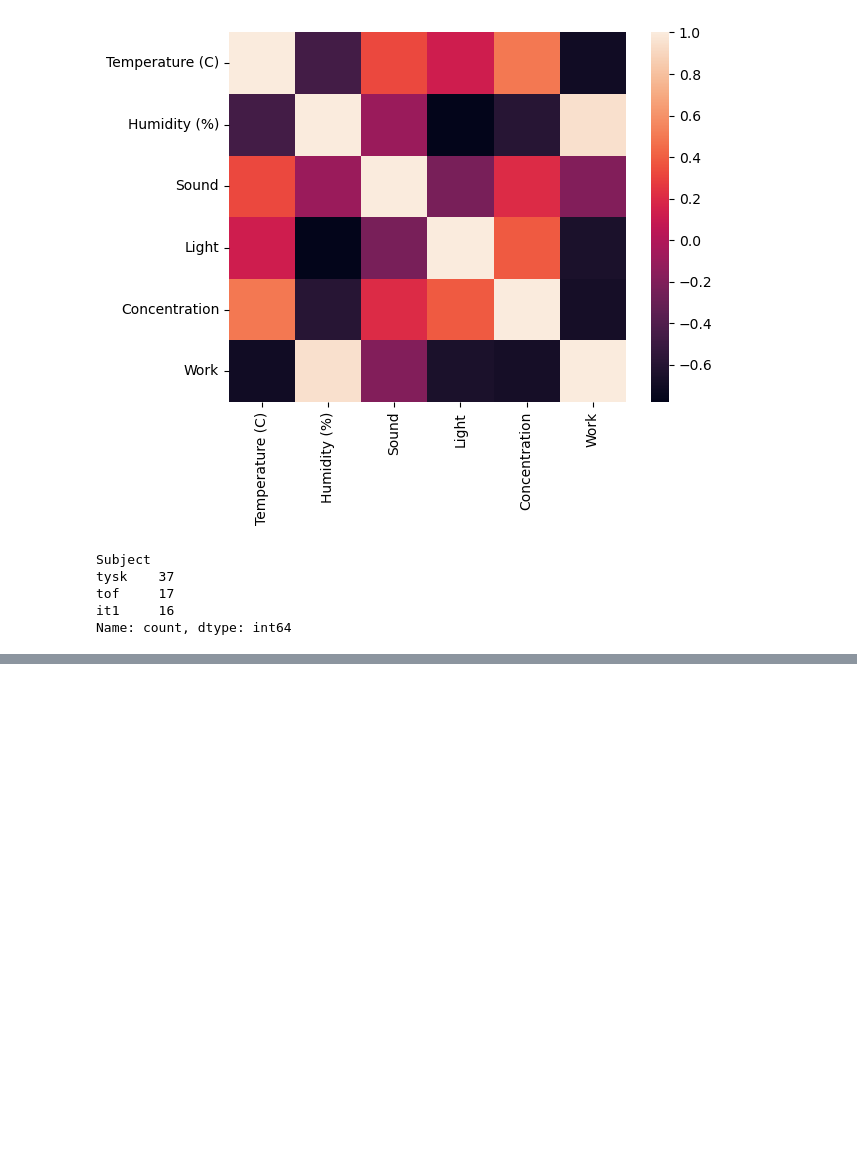
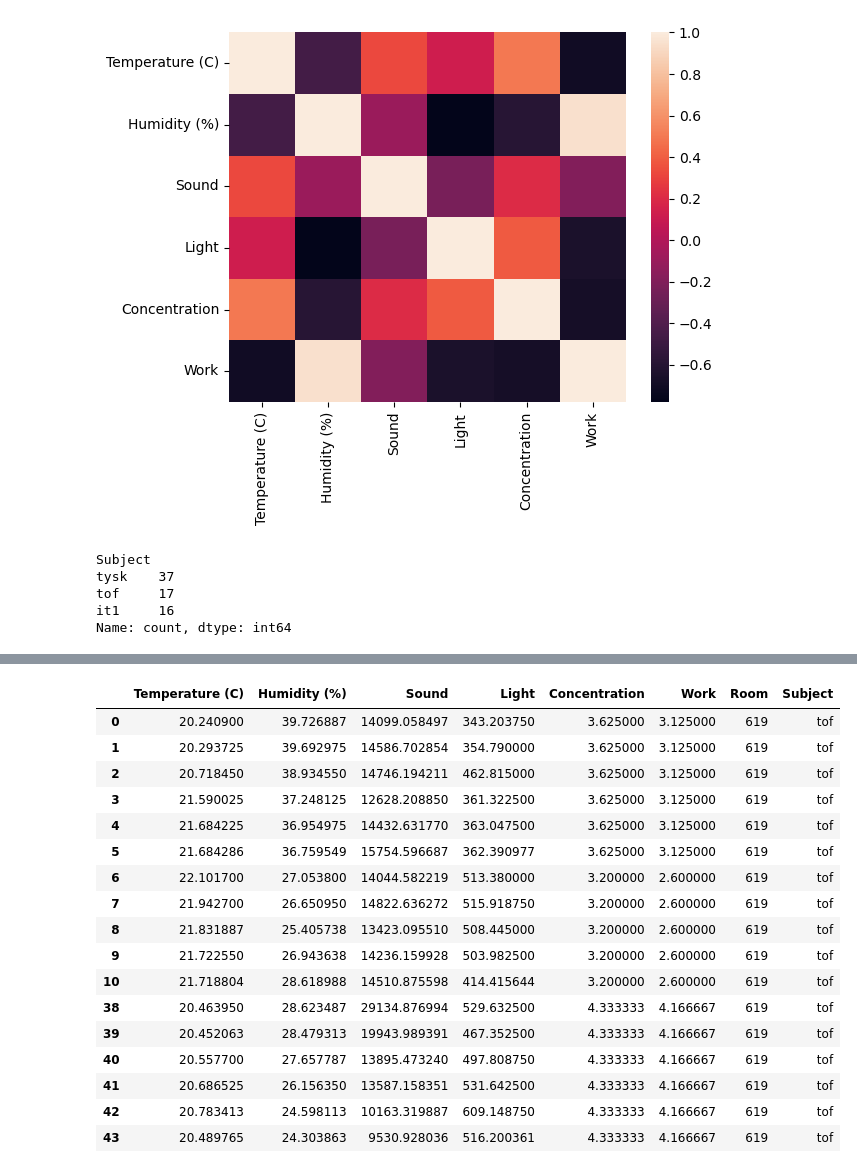
Before and after one commit to LilleAila/tof-prosjekt-26, a Jupyter notebook: data/analysis.ipynb, the cells around one changed output, grey strips where cells are left out. Cells and saved outputs as stored; diff of their text form; code cells hidden in the pictures; blank space fills up the shorter version.

```diff
--- a/data/analysis.ipynb
+++ b/data/analysis.ipynb
@@ -118,0 +135,21 @@ Name: count, dtype: int64
+# %%
+df[df["Subject"] == "tof"]
+# %% [output]
+|  | Temperature (C) | Humidity (%) | Sound | Light | Concentration | Work | Room | Subject |
+| 0 | 20.240900 | 39.726887 | 14099.058497 | 343.203750 | 3.625000 | 3.125000 | 619 | tof |
+| 1 | 20.293725 | 39.692975 | 14586.702854 | 354.790000 | 3.625000 | 3.125000 | 619 | tof |
+| 2 | 20.718450 | 38.934550 | 14746.194211 | 462.815000 | 3.625000 | 3.125000 | 619 | tof |
+| 3 | 21.590025 | 37.248125 | 12628.208850 | 361.322500 | 3.625000 | 3.125000 | 619 | tof |
+| 4 | 21.684225 | 36.954975 | 14432.631770 | 363.047500 | 3.625000 | 3.125000 | 619 | tof |
+| 5 | 21.684286 | 36.759549 | 15754.596687 | 362.390977 | 3.625000 | 3.125000 | 619 | tof |
+| 6 | 22.101700 | 27.053800 | 14044.582219 | 513.380000 | 3.200000 | 2.600000 | 619 | tof |
+| 7 | 21.942700 | 26.650950 | 14822.636272 | 515.918750 | 3.200000 | 2.600000 | 619 | tof |
+| 8 | 21.831887 | 25.405738 | 13423.095510 | 508.445000 | 3.200000 | 2.600000 | 619 | tof |
+| 9 | 21.722550 | 26.943638 | 14236.159928 | 503.982500 | 3.200000 | 2.600000 | 619 | tof |
+| 10 | 21.718804 | 28.618988 | 14510.875598 | 414.415644 | 3.200000 | 2.600000 | 619 | tof |
+| 38 | 20.463950 | 28.623487 | 29134.876994 | 529.632500 | 4.333333 | 4.166667 | 619 | tof |
+| 39 | 20.452063 | 28.479313 | 19943.989391 | 467.352500 | 4.333333 | 4.166667 | 619 | tof |
+| 40 | 20.557700 | 27.657787 | 13895.473240 | 497.808750 | 4.333333 | 4.166667 | 619 | tof |
+| 41 | 20.686525 | 26.156350 | 13587.158351 | 531.642500 | 4.333333 | 4.166667 | 619 | tof |
+| 42 | 20.783413 | 24.598113 | 10163.319887 | 609.148750 | 4.333333 | 4.166667 | 619 | tof |
+| 43 | 20.489765 | 24.303863 | 9530.928036 | 516.200361 | 4.333333 | 4.166667 | 619 | tof |
```
Also changed, not shown: parts of 28 cells of this notebook.
